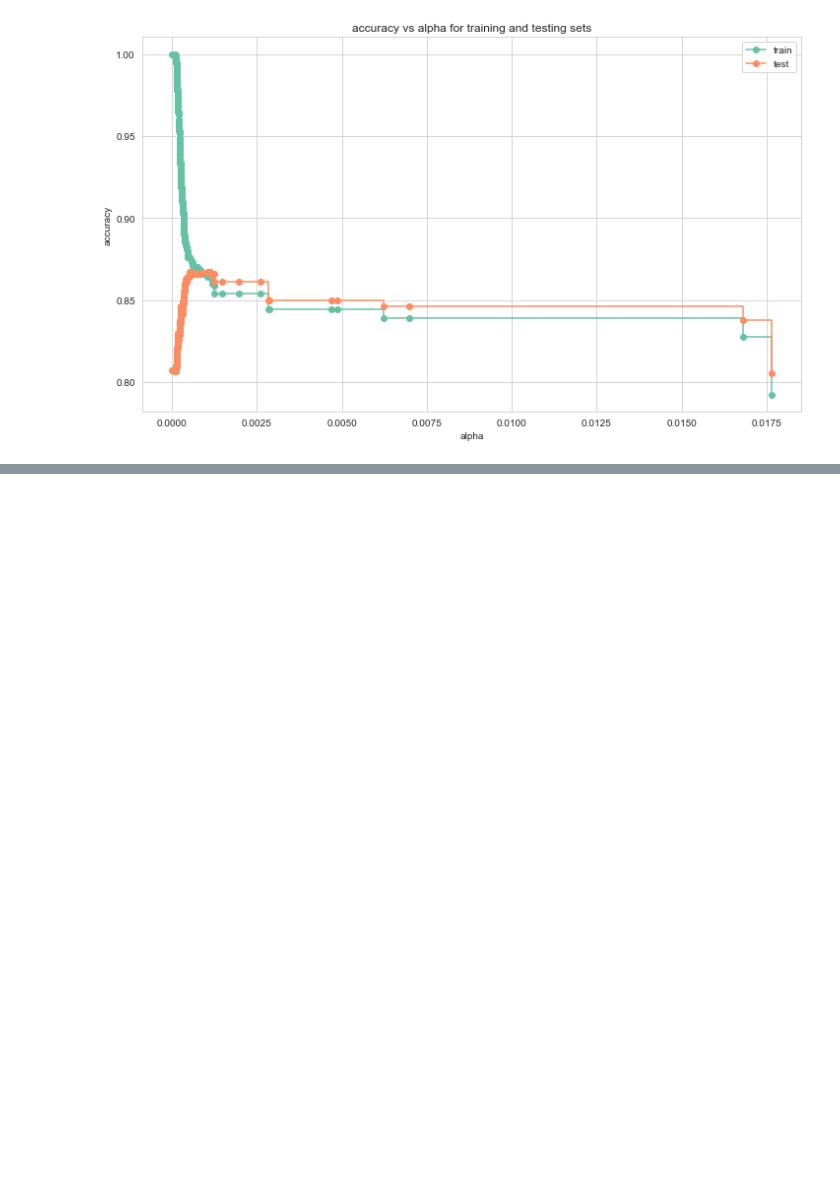
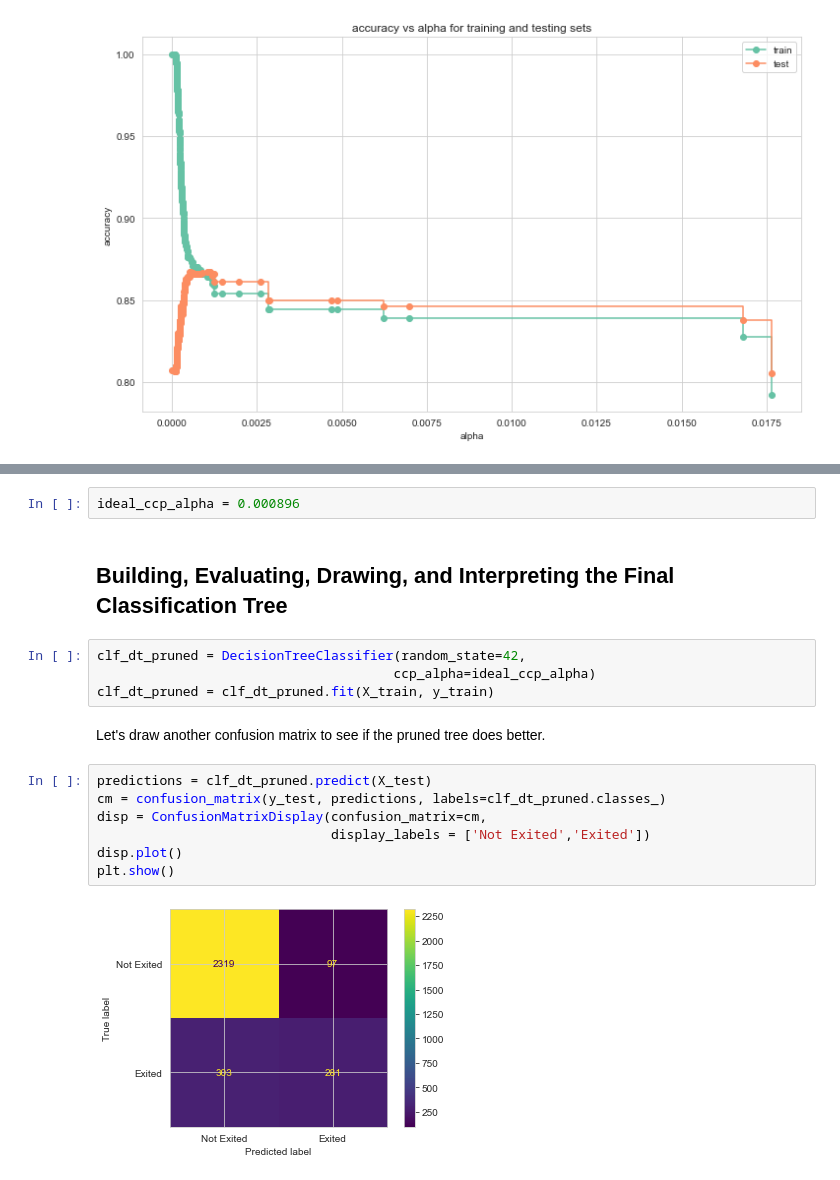
Before and after one commit to mereluo/classfication_bank_user_churn, a Jupyter notebook: 1_EDA.ipynb, the cells around one changed output, grey strips where cells are left out. Cells and saved outputs as stored; diff of their text form; blank space fills up the shorter version.

```diff
--- a/1_EDA.ipynb
+++ b/1_EDA.ipynb
@@ -206,0 +244,19 @@ First, let's demonstrate that different training and testing datasets result in
+# %%
+ideal_ccp_alpha = 0.000896
+# %% [markdown]
+## Building, Evaluating, Drawing, and Interpreting the Final Classification Tree
+# %%
+clf_dt_pruned = DecisionTreeClassifier(random_state=42,
+                                      ccp_alpha=ideal_ccp_alpha)
+clf_dt_pruned = clf_dt_pruned.fit(X_train, y_train)
+# %% [markdown]
+Let's draw another confusion matrix to see if the pruned tree does better.
+# %%
+predictions = clf_dt_pruned.predict(X_test)
+cm = confusion_matrix(y_test, predictions, labels=clf_dt_pruned.classes_)
+disp = ConfusionMatrixDisplay(confusion_matrix=cm,
+                              display_labels = ['Not Exited','Exited'])
+disp.plot()
+plt.show()
+# %% [output]
+[figure, added]
```
Also changed, not shown: parts of 11 cells of this notebook.
